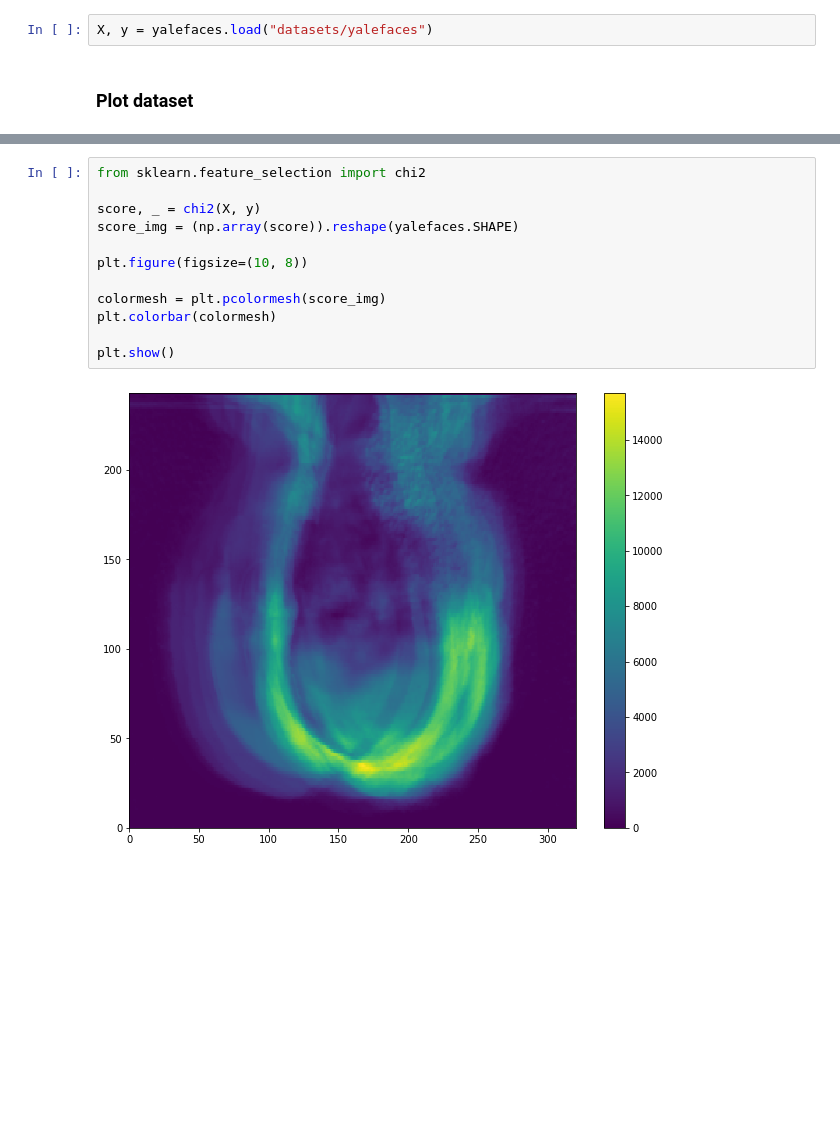
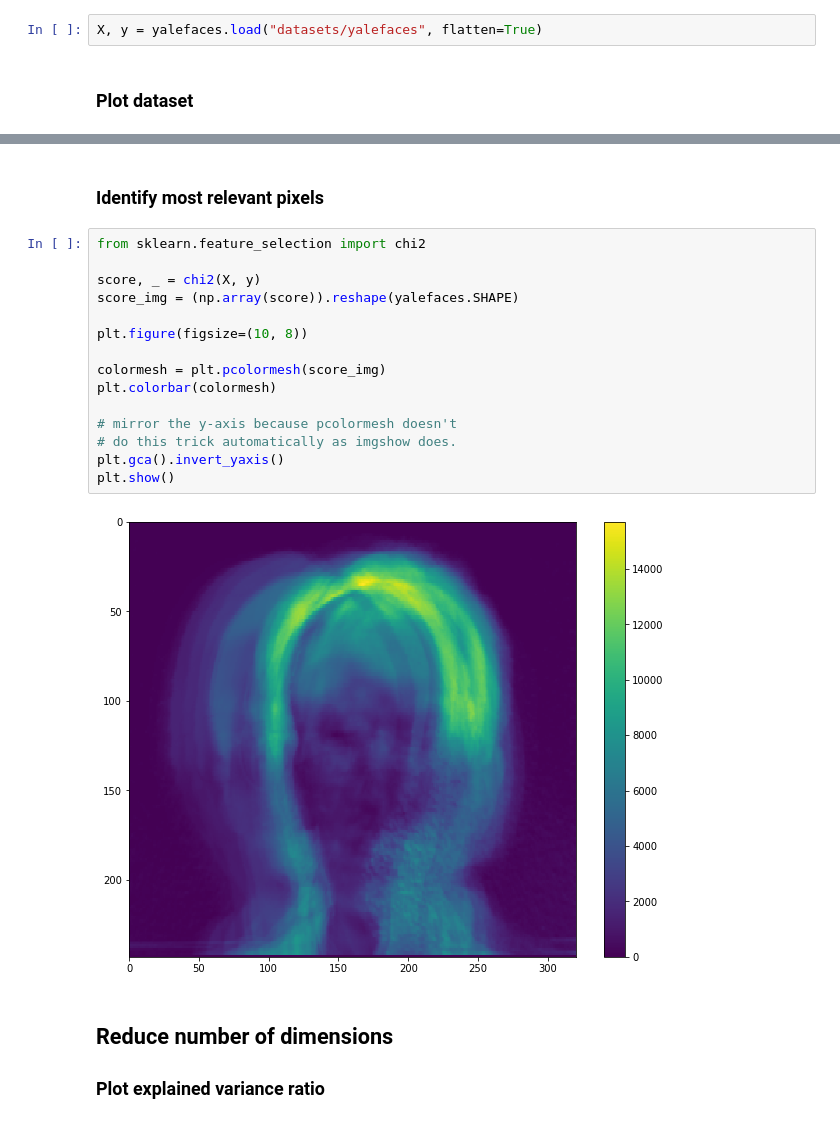
Before and after one commit to jeffcav/face-recog, a Jupyter notebook: yalefaces.ipynb, the cells around one changed output, grey strips where cells are left out. Cells and saved outputs as stored; diff of their text form; blank space fills up the shorter version.

```diff
--- a/yalefaces.ipynb
+++ b/yalefaces.ipynb
@@ -11,7 +14,7 @@ np.random.seed(15)
 # %% [markdown]
 ### Load dataset
 # %%
-X, y = yalefaces.load("datasets/yalefaces")
+X, y = yalefaces.load("datasets/yalefaces", flatten=True)
 # %% [markdown]
 ### Plot dataset
 # %%
@@ -43,14 +46,23 @@ plt.show()
+# %% [markdown]
+### Identify most relevant pixels
 # %%
 from sklearn.feature_selection import chi2
 
 score, _ = chi2(X, y)
 score_img = (np.array(score)).reshape(yalefaces.SHAPE)
 
 plt.figure(figsize=(10, 8))
 
 colormesh = plt.pcolormesh(score_img)
 plt.colorbar(colormesh)
 
+# mirror the y-axis because pcolormesh doesn't
+# do this trick automatically as imgshow does.
+plt.gca().invert_yaxis()
 plt.show()
 # %% [output]
-[figure, old version]
+[figure, new version]
+# %% [markdown]
+## Reduce number of dimensions
+
+### Plot explained variance ratio
```
Also changed, not shown: parts of 17 cells of this notebook, 1 other file.
